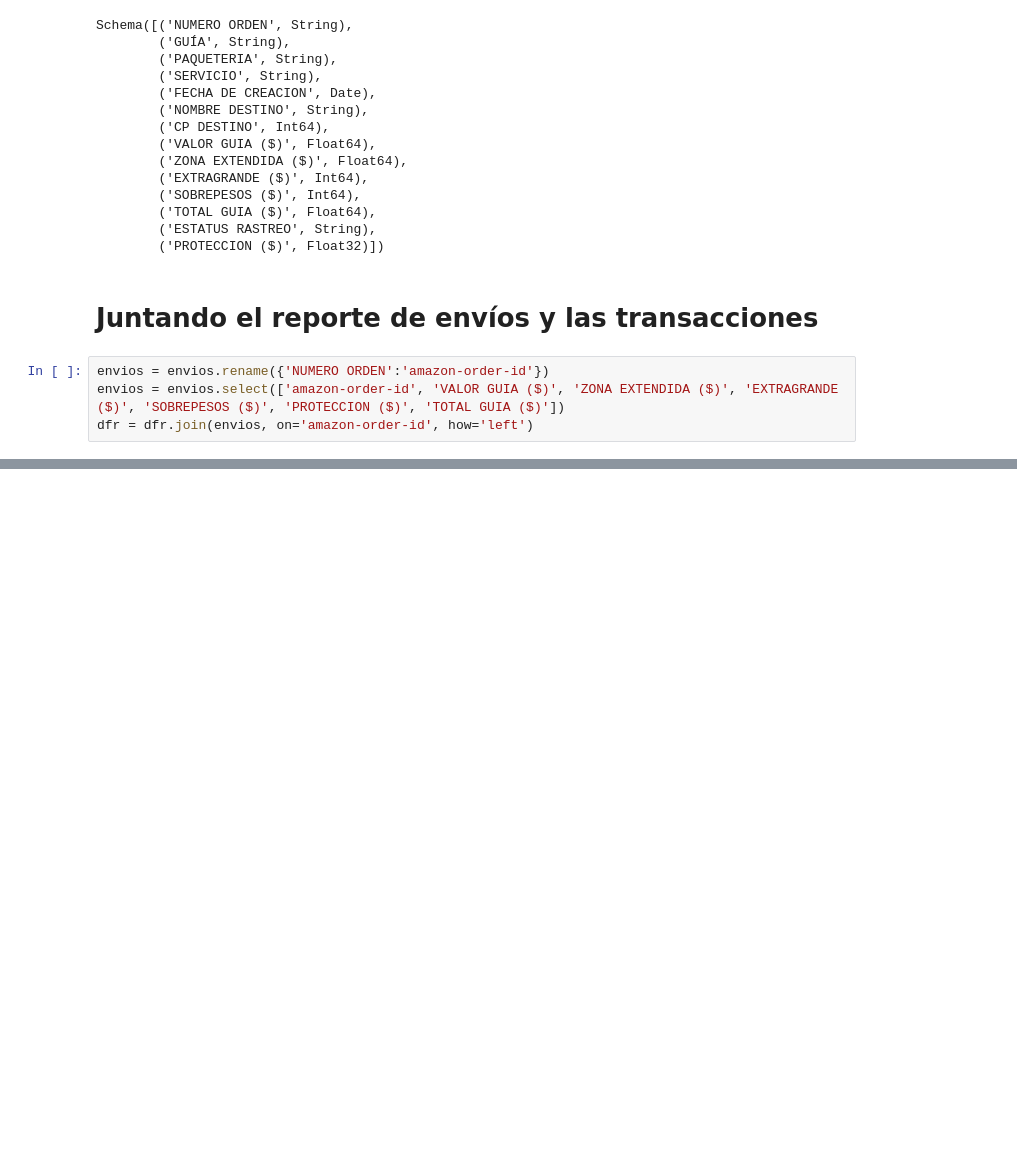
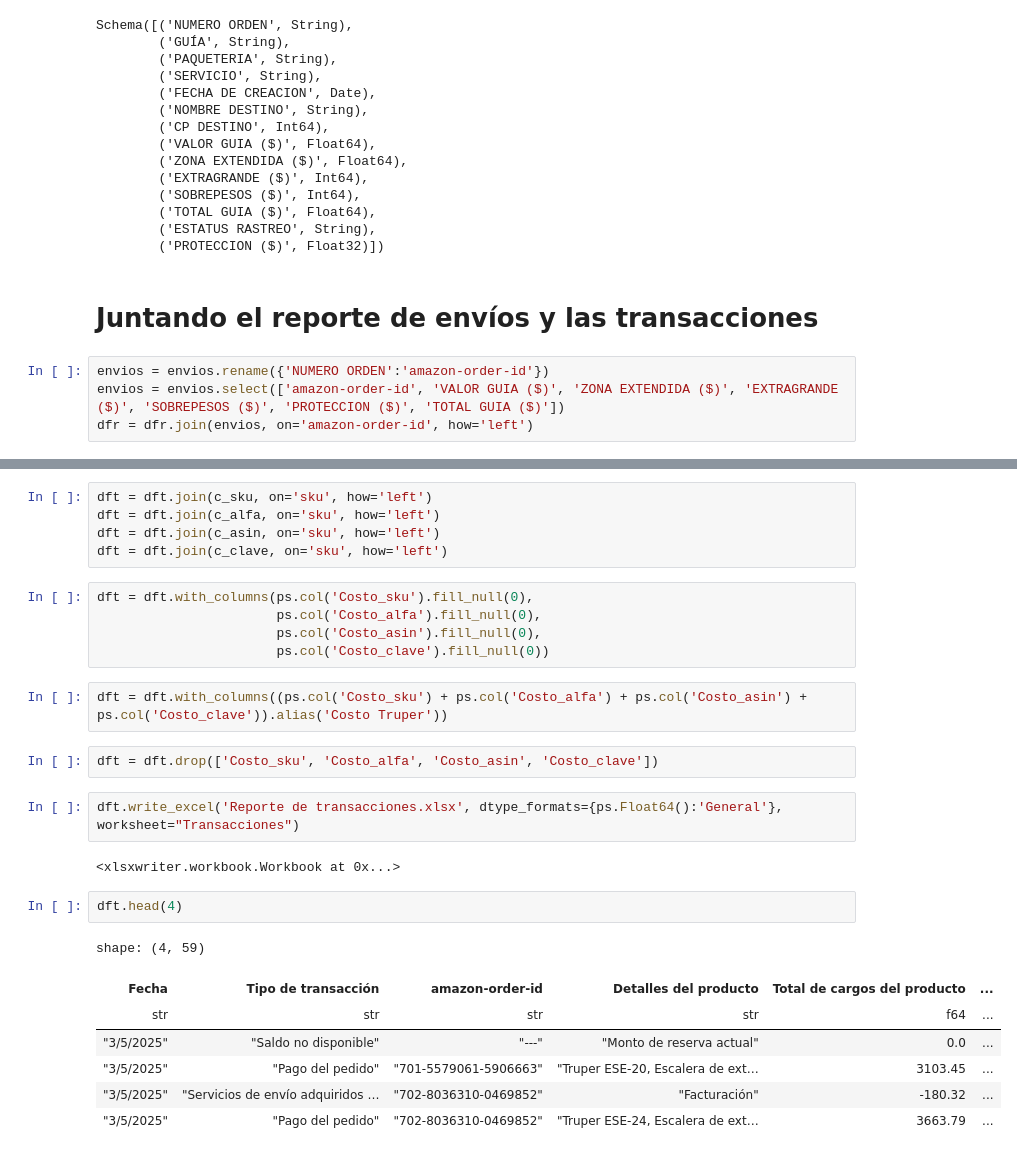
Before and after one commit to NicolasFerre/ColabFerre, a Jupyter notebook: Consolidación_de_pedidos.ipynb, the cells around one changed output, grey strips where cells are left out. Cells and saved outputs as stored; diff of their text form; blank space fills up the shorter version.

```diff
--- a/Consolidación_de_pedidos.ipynb
+++ b/Consolidación_de_pedidos.ipynb
@@ -156,0 +245,28 @@ shape: (1_904, 58)
+# %%
+dft = dft.join(c_sku, on='sku', how='left')
+dft = dft.join(c_alfa, on='sku', how='left')
+dft = dft.join(c_asin, on='sku', how='left')
+dft = dft.join(c_clave, on='sku', how='left')
+# %%
+dft = dft.with_columns(ps.col('Costo_sku').fill_null(0),
+                       ps.col('Costo_alfa').fill_null(0),
+                       ps.col('Costo_asin').fill_null(0),
+                       ps.col('Costo_clave').fill_null(0))
+# %%
+dft = dft.with_columns((ps.col('Costo_sku') + ps.col('Costo_alfa') + ps.col('Costo_asin') + ps.col('Costo_clave')).alias('Costo Truper'))
+# %%
+dft = dft.drop(['Costo_sku', 'Costo_alfa', 'Costo_asin', 'Costo_clave'])
+# %%
+dft.write_excel('Reporte de transacciones.xlsx', dtype_formats={ps.Float64():'General'}, worksheet="Transacciones")
+# %% [output]
+<xlsxwriter.workbook.Workbook at 0x...>
+# %%
+dft.head(4)
+# %% [output]
+shape: (4, 59)
+| Fecha | Tipo de transacción | amazon-order-id | Detalles del producto | Total de cargos del producto | ... |
+| str | str | str | str | f64 | ... |
+| "3/5/2025" | "Saldo no disponible" | "---" | "Monto de reserva actual" | 0.0 | ... |
+| "3/5/2025" | "Pago del pedido" | "701-5579061-5906663" | "Truper ESE-20, Escalera de ext… | 3103.45 | ... |
+| "3/5/2025" | "Servicios de envío adquiridos … | "702-8036310-0469852" | "Facturación" | -180.32 | ... |
+| "3/5/2025" | "Pago del pedido" | "702-8036310-0469852" | "Truper ESE-24, Escalera de ext… | 3663.79 | ... |
```
Also changed, not shown: parts of 18 cells of this notebook.
